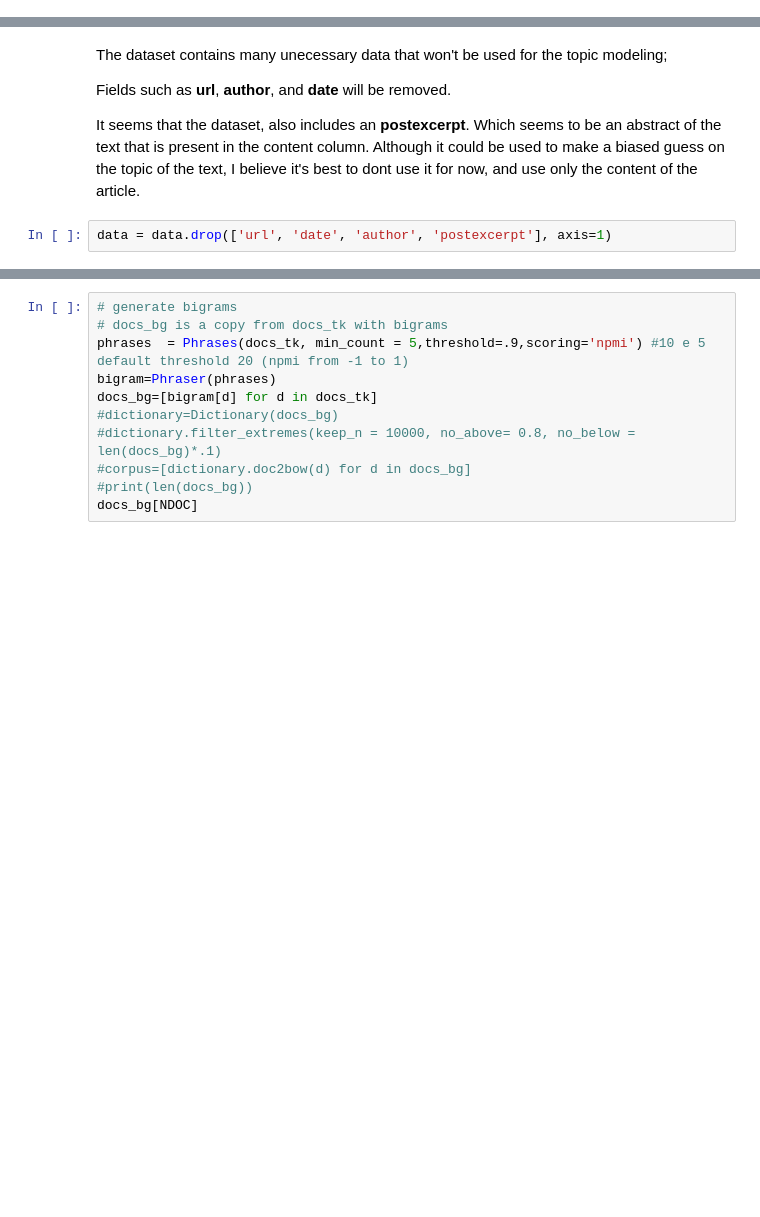
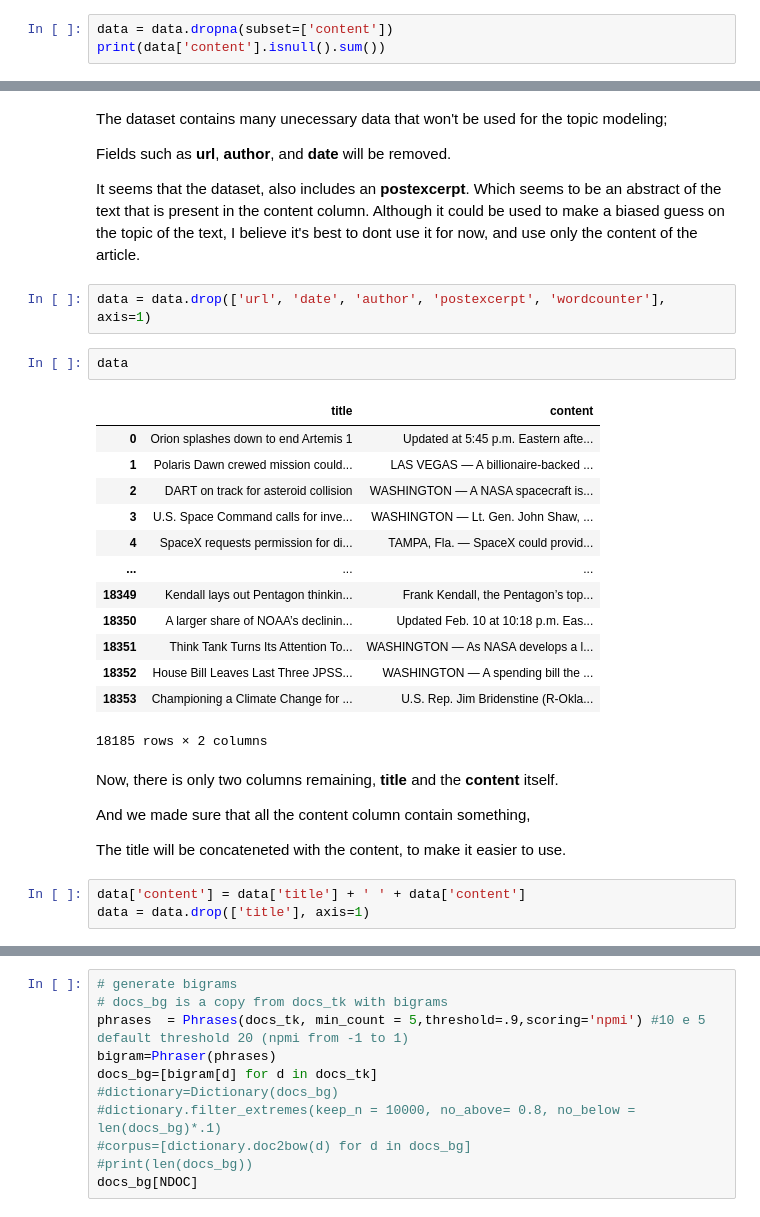
Before and after one commit to SWE3T/TopicModeling, a Jupyter notebook: SpaceNews.ipynb, the cells around one changed output, grey strips where cells are left out. Drawn from its saved outputs; the diff is of its cells as text; blank space fills up the shorter version.

```diff
--- a/SpaceNews.ipynb
+++ b/SpaceNews.ipynb
@@ -75,0 +121,3 @@ data
+# %%
+data = data.dropna(subset=['content'])
+print(data['content'].isnull().sum())
@@ -80,4 +150,29 @@ Fields such as **url**, **author**, and **date** will be removed.
 
 It seems that the dataset, also includes an **postexcerpt**. Which seems to be an abstract of the text that is present in the content column. Although it could be used to make a biased guess on the topic of the text, I believe it's best to dont use it for now, and use only the content of the article.
 # %%
-data = data.drop(['url', 'date', 'author', 'postexcerpt'], axis=1)
+data = data.drop(['url', 'date', 'author', 'postexcerpt', 'wordcounter'], axis=1)
+# %%
+data
+# %% [output]
+|  | title | content |
+| 0 | Orion splashes down to end Artemis 1 | Updated at 5:45 p.m. Eastern afte... |
+| 1 | Polaris Dawn crewed mission could... | LAS VEGAS — A billionaire-backed ... |
+| 2 | DART on track for asteroid collision | WASHINGTON — A NASA spacecraft is... |
+| 3 | U.S. Space Command calls for inve... | WASHINGTON — Lt. Gen. John Shaw, ... |
+| 4 | SpaceX requests permission for di... | TAMPA, Fla. — SpaceX could provid... |
+| ... | ... | ... |
+| 18349 | Kendall lays out Pentagon thinkin... | Frank Kendall, the Pentagon’s top... |
+| 18350 | A larger share of NOAA’s declinin... | Updated Feb. 10 at 10:18 p.m. Eas... |
+| 18351 | Think Tank Turns Its Attention To... | WASHINGTON — As NASA develops a l... |
+| 18352 | House Bill Leaves Last Three JPSS... | WASHINGTON — A spending bill the ... |
+| 18353 | Championing a Climate Change for ... | U.S. Rep. Jim Bridenstine (R-Okla... |
+18185 rows × 2 columns
+# %% [markdown]
+Now, there is only two columns remaining, **title** and the **content** itself.
+
+And we made sure that all the content column contain something,
+
+The title will be concateneted with the content, to make it easier to use.
+# %%
+data['content'] = data['title'] + ' ' + data['content']
+data = data.drop(['title'], axis=1)
```
Also changed, not shown: parts of 25 cells of this notebook.
